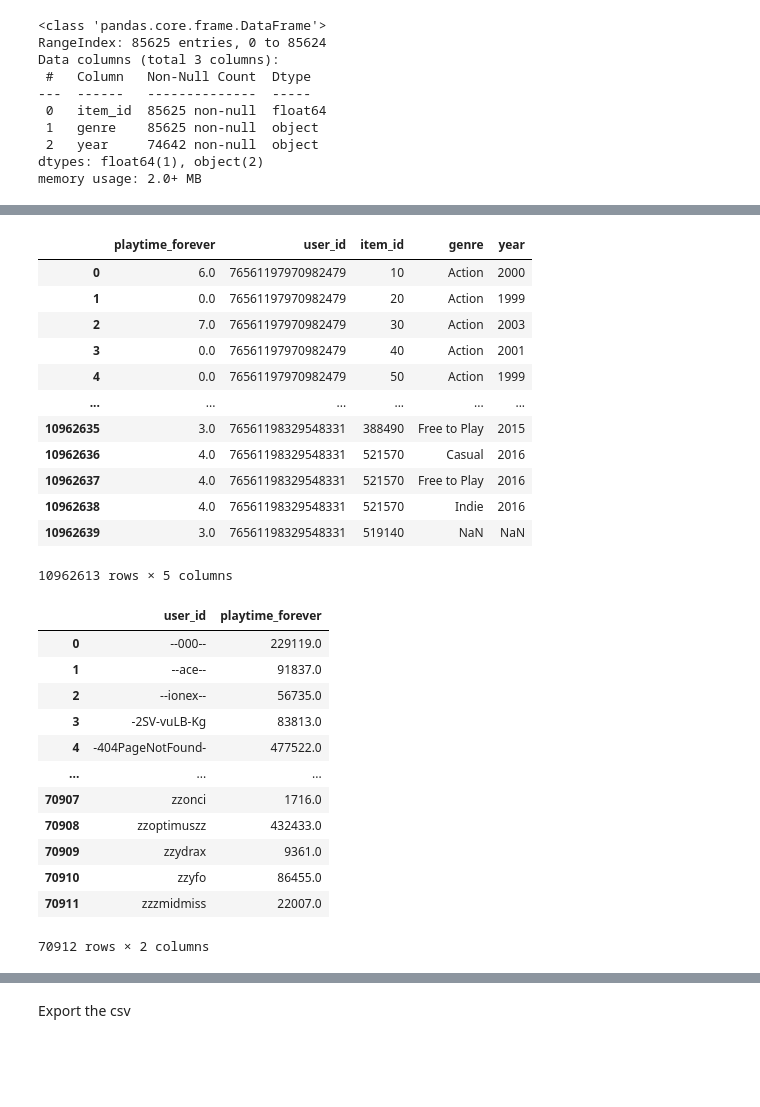
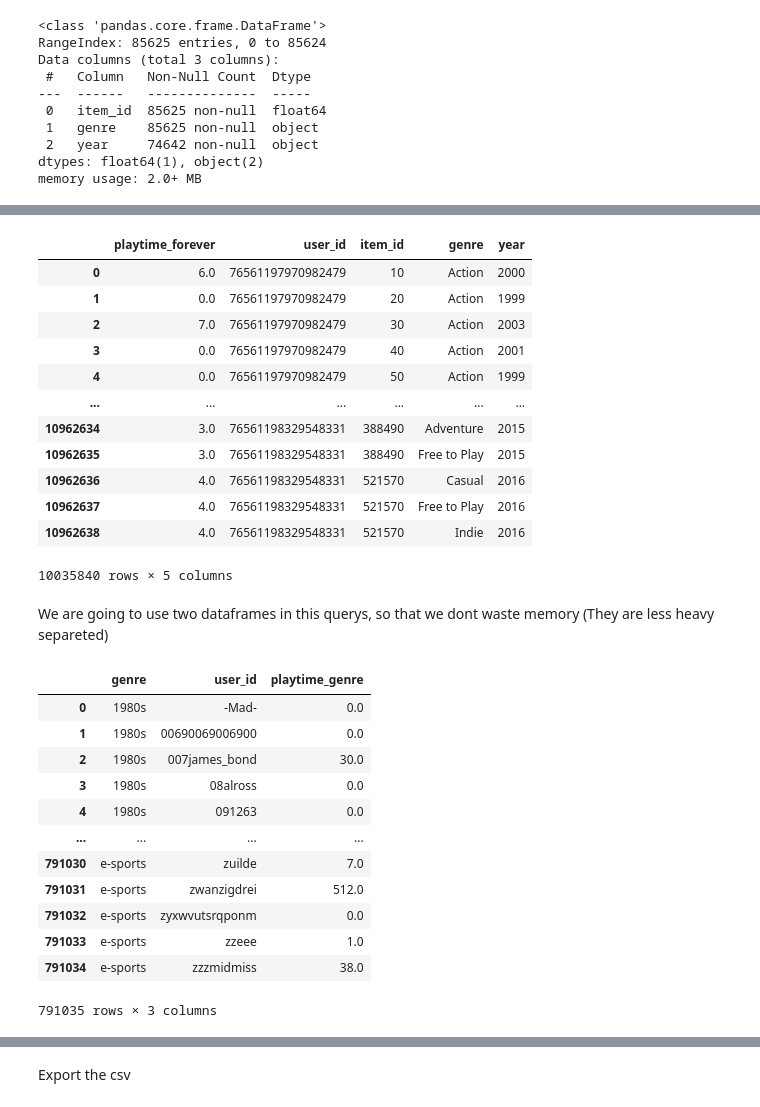
Before and after one commit to pablorobba/Proyecto_Individual_STEAM, a Jupyter notebook: Feature_ Engineering.ipynb, the cells around one changed output, grey strips where cells are left out. Drawn from its saved outputs; the diff is of its cells as text; code cells hidden in the pictures; blank space fills up the shorter version.

```diff
--- a/Feature_ Engineering.ipynb
+++ b/Feature_ Engineering.ipynb
@@ -455,3 +507,5 @@ df_third_query = df_third_query.drop_duplicates()
+# %%
+df_third_query.dropna(inplace=True)
 # %%
 df_third_query
 # %% [output]
@@ -462,26 +516,29 @@ df_third_query
 | 3 | 0.0 | 76561197970982479 | 40 | Action | 2001 |
 | 4 | 0.0 | 76561197970982479 | 50 | Action | 1999 |
 | ... | ... | ... | ... | ... | ... |
+| 10962634 | 3.0 | 76561198329548331 | 388490 | Adventure | 2015 |
 | 10962635 | 3.0 | 76561198329548331 | 388490 | Free to Play | 2015 |
 | 10962636 | 4.0 | 76561198329548331 | 521570 | Casual | 2016 |
 | 10962637 | 4.0 | 76561198329548331 | 521570 | Free to Play | 2016 |
 | 10962638 | 4.0 | 76561198329548331 | 521570 | Indie | 2016 |
-| 10962639 | 3.0 | 76561198329548331 | 519140 | NaN | NaN |
-10962613 rows × 5 columns
+10035840 rows × 5 columns
+# %% [markdown]
+We are going to use two dataframes in this querys, so that we dont waste memory (They are less heavy separeted)
 # %%
-money_spent = df_third_query.groupby('user_id')['playtime_forever'].sum().reset_index()
-money_spent
+genre = df_third_query.groupby(['genre',"user_id"])['playtime_forever'].sum().reset_index()
+genre.rename(columns={'playtime_forever': 'playtime_genre'}, inplace=True)
+genre
 # %% [output]
-|  | user_id | playtime_forever |
-| 0 | --000-- | 229119.0 |
-| 1 | --ace-- | 91837.0 |
-| 2 | --ionex-- | 56735.0 |
-| 3 | -2SV-vuLB-Kg | 83813.0 |
-| 4 | -404PageNotFound- | 477522.0 |
-| ... | ... | ... |
-| 70907 | zzonci | 1716.0 |
-| 70908 | zzoptimuszz | 432433.0 |
-| 70909 | zzydrax | 9361.0 |
-| 70910 | zzyfo | 86455.0 |
-| 70911 | zzzmidmiss | 22007.0 |
+|  | genre | user_id | playtime_genre |
+| 0 | 1980s | -Mad- | 0.0 |
+| 1 | 1980s | 00690069006900 | 0.0 |
+| 2 | 1980s | 007james_bond | 30.0 |
+| 3 | 1980s | 08alross | 0.0 |
+| 4 | 1980s | 091263 | 0.0 |
+| ... | ... | ... | ... |
+| 791030 | e-sports | zuilde | 7.0 |
+| 791031 | e-sports | zwanzigdrei | 512.0 |
+| 791032 | e-sports | zyxwvutsrqponm | 0.0 |
+| 791033 | e-sports | zzeee | 1.0 |
+| 791034 | e-sports | zzzmidmiss | 38.0 |
-70912 rows × 2 columns
+791035 rows × 3 columns
```
Also changed, not shown: parts of 48 cells of this notebook, 6 other files.
